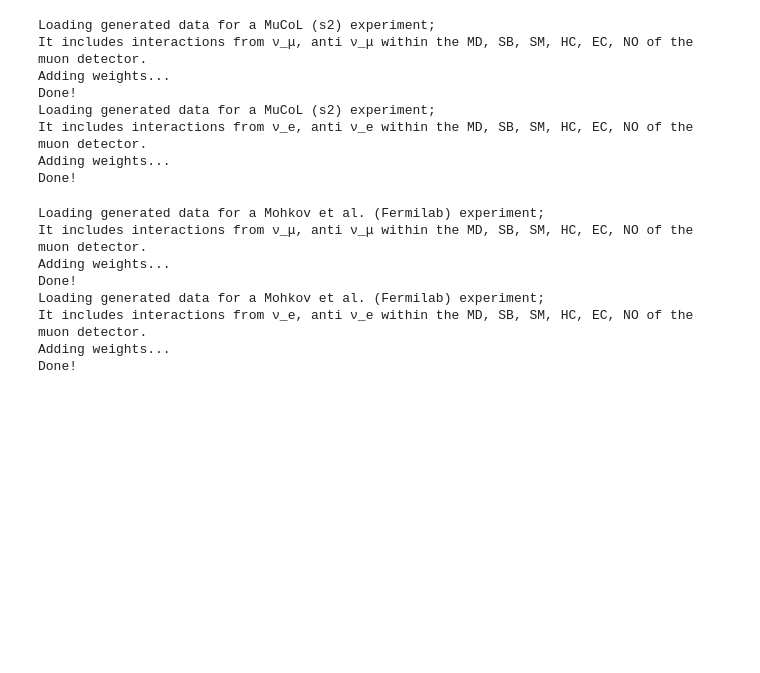
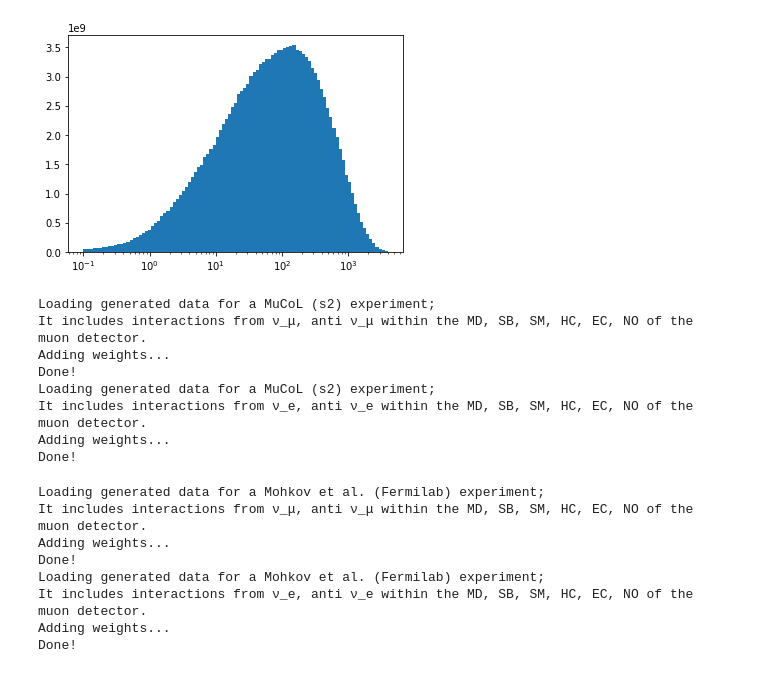
Before and after one commit to mhostert/BIN_MC, a Jupyter notebook: genie_analysis.ipynb, the cells around one changed output. Cells and saved outputs as stored; diff of their text form; code cells hidden in the pictures; blank space fills up the shorter version.

```diff
--- a/genie_analysis.ipynb
+++ b/genie_analysis.ipynb
@@ -13,0 +11,4 @@ The autoreload extension is already loaded. To reload it, use:
+# %%
+data1 = dg.load_data('Q2_mucols2_nue.txt', n_events = 1e5, direc = 'GENANA', getQ = True) #this is my variable for the directory in which my .txt files are.
+data2 = dg.load_data('Q2_mucols2_numu.txt', n_events = 1e5, direc = 'GENANA', getQ = True)
+data = pd.concat([data1, data2], axis = 0)
@@ -14,3 +35,10 @@ The autoreload extension is already loaded. To reload it, use:
+# %%
+bins = np.logspace(-1, 3.6, 100)
+plt.hist(data['Q2'], weights = data['w'], bins = bins)
+plt.xscale('log')
+plt.show()
+# %% [output]
+[figure, added]
 # %%
 data1 = dg.load_data('mucols2numu.txt', n_events = 1e5, direc = 'GENANA') #this is my variable for the directory in which my .txt files are.
 data2 = dg.load_data('mucols2nue.txt', n_events = 1e5, direc = 'GENANA')
```
Also changed, not shown: parts of 3 cells of this notebook, 1 other file.
